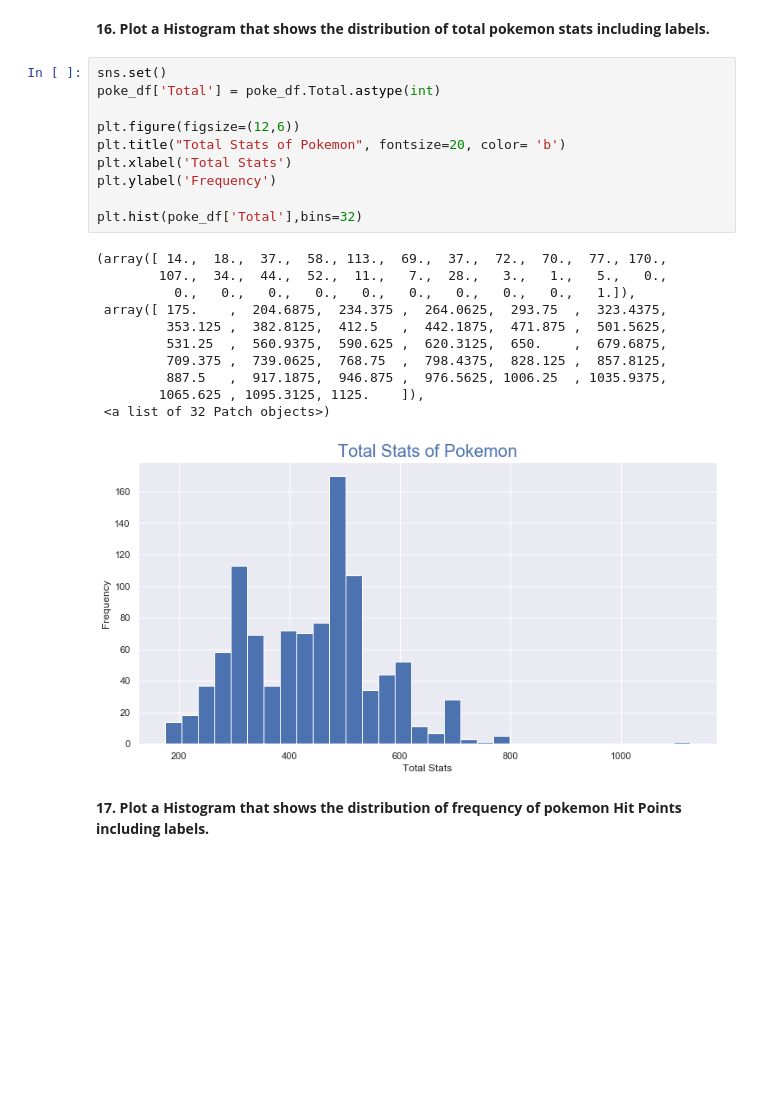
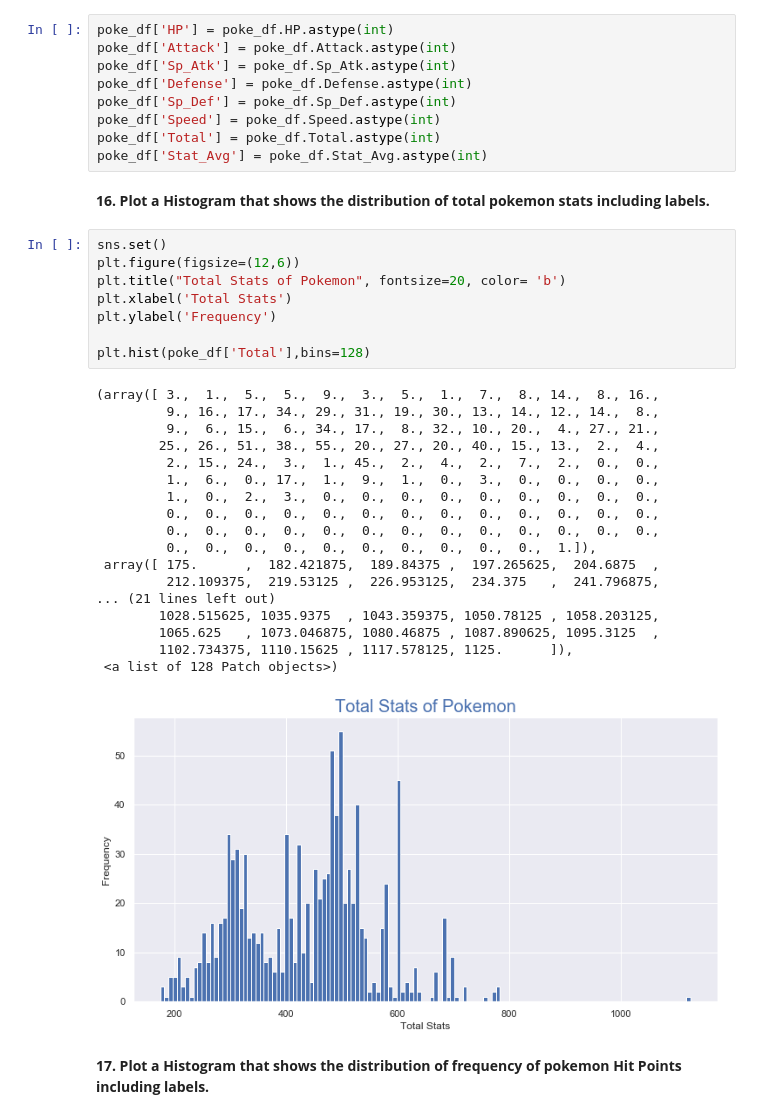
Before and after one commit to iarri/Pokemon-Data, a Jupyter notebook: Webscrape + Analysis of Pokemon Data.ipynb, the cells around one changed output. Drawn from its saved outputs; the diff is of its cells as text; blank space fills up the shorter version.

```diff
--- a/Webscrape + Analysis of Pokemon Data.ipynb
+++ b/Webscrape + Analysis of Pokemon Data.ipynb
@@ -232,27 +271,41 @@ poke_df.head()
+# %%
+poke_df['HP'] = poke_df.HP.astype(int)
+poke_df['Attack'] = poke_df.Attack.astype(int)
+poke_df['Sp_Atk'] = poke_df.Sp_Atk.astype(int)
+poke_df['Defense'] = poke_df.Defense.astype(int)
+poke_df['Sp_Def'] = poke_df.Sp_Def.astype(int)
+poke_df['Speed'] = poke_df.Speed.astype(int)
+poke_df['Total'] = poke_df.Total.astype(int)
+poke_df['Stat_Avg'] = poke_df.Stat_Avg.astype(int)
 # %% [markdown]
 **16. Plot a Histogram that shows the distribution of total pokemon stats including labels.**
 # %%
 sns.set()
-poke_df['Total'] = poke_df.Total.astype(int)
-
 plt.figure(figsize=(12,6))
 plt.title("Total Stats of Pokemon", fontsize=20, color= 'b')
 plt.xlabel('Total Stats')
 plt.ylabel('Frequency')
 
-plt.hist(poke_df['Total'],bins=32)
+plt.hist(poke_df['Total'],bins=128)
 # %% [output]
-(array([ 14.,  18.,  37.,  58., 113.,  69.,  37.,  72.,  70.,  77., 170.,
-        107.,  34.,  44.,  52.,  11.,   7.,  28.,   3.,   1.,   5.,   0.,
-          0.,   0.,   0.,   0.,   0.,   0.,   0.,   0.,   0.,   1.]),
- array([ 175.    ,  204.6875,  234.375 ,  264.0625,  293.75  ,  323.4375,
-         353.125 ,  382.8125,  412.5   ,  442.1875,  471.875 ,  501.5625,
-         531.25  ,  560.9375,  590.625 ,  620.3125,  650.    ,  679.6875,
-         709.375 ,  739.0625,  768.75  ,  798.4375,  828.125 ,  857.8125,
-         887.5   ,  917.1875,  946.875 ,  976.5625, 1006.25  , 1035.9375,
-        1065.625 , 1095.3125, 1125.    ]),
- <a list of 32 Patch objects>)
+(array([ 3.,  1.,  5.,  5.,  9.,  3.,  5.,  1.,  7.,  8., 14.,  8., 16.,
+         9., 16., 17., 34., 29., 31., 19., 30., 13., 14., 12., 14.,  8.,
+         9.,  6., 15.,  6., 34., 17.,  8., 32., 10., 20.,  4., 27., 21.,
+        25., 26., 51., 38., 55., 20., 27., 20., 40., 15., 13.,  2.,  4.,
+         2., 15., 24.,  3.,  1., 45.,  2.,  4.,  2.,  7.,  2.,  0.,  0.,
+         1.,  6.,  0., 17.,  1.,  9.,  1.,  0.,  3.,  0.,  0.,  0.,  0.,
+         1.,  0.,  2.,  3.,  0.,  0.,  0.,  0.,  0.,  0.,  0.,  0.,  0.,
+         0.,  0.,  0.,  0.,  0.,  0.,  0.,  0.,  0.,  0.,  0.,  0.,  0.,
+         0.,  0.,  0.,  0.,  0.,  0.,  0.,  0.,  0.,  0.,  0.,  0.,  0.,
+         0.,  0.,  0.,  0.,  0.,  0.,  0.,  0.,  0.,  0.,  1.]),
+ array([ 175.      ,  182.421875,  189.84375 ,  197.265625,  204.6875  ,
+         212.109375,  219.53125 ,  226.953125,  234.375   ,  241.796875,
+... (21 lines left out)
+        1028.515625, 1035.9375  , 1043.359375, 1050.78125 , 1058.203125,
+        1065.625   , 1073.046875, 1080.46875 , 1087.890625, 1095.3125  ,
+        1102.734375, 1110.15625 , 1117.578125, 1125.      ]),
+ <a list of 128 Patch objects>)
-[figure, old version]
+[figure, new version]
 # %% [markdown]
 **17. Plot a Histogram that shows the distribution of frequency of pokemon Hit Points including labels.**
 # %%
```
Also changed, not shown: parts of 41 cells of this notebook.
